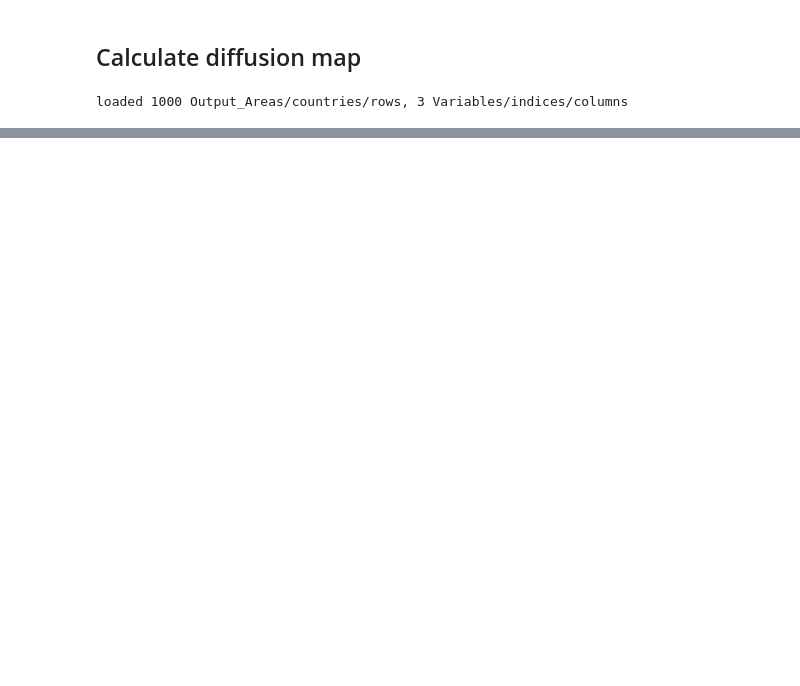
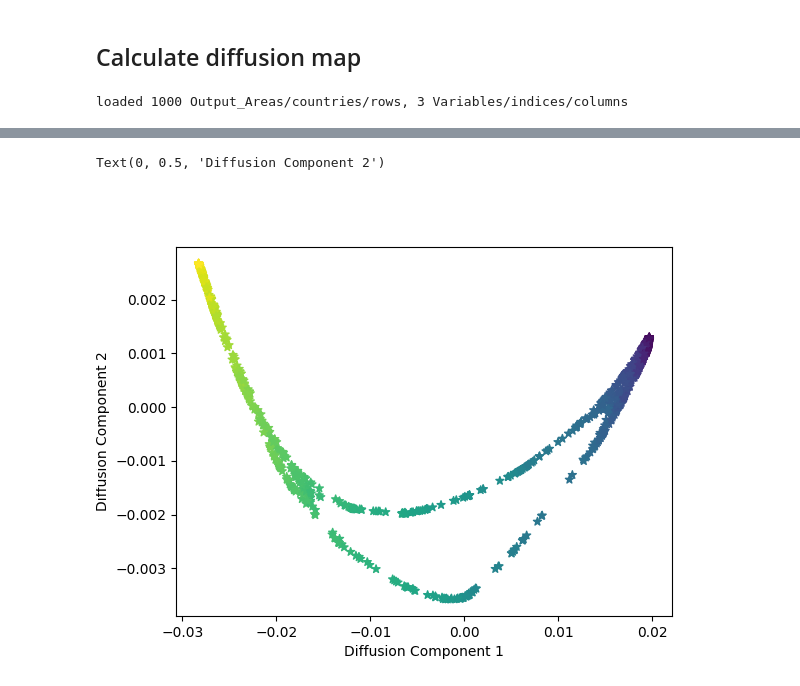
Before and after one commit to SoenBeier/diffusion_map, a Jupyter notebook: diffusion_map_own.ipynb, the cells around one changed output, grey strips where cells are left out. Cells and saved outputs as stored; diff of their text form; code cells hidden in the pictures; blank space fills up the shorter version.

```diff
--- a/diffusion_map_own.ipynb
+++ b/diffusion_map_own.ipynb
@@ -134,0 +135,10 @@ plot_diffusion_map(diffusion_map, dimensions = 3,color = color)
+# %%
+%matplotlib inline
+fig = plt.figure()
+ax = fig.add_subplot()
+ax.scatter(diffusion_map[:, 0], diffusion_map[:, 1],marker = "*",c=color)
+ax.set_xlabel('Diffusion Component 1')
+ax.set_ylabel('Diffusion Component 2')
+# %% [output]
+Text(0, 0.5, 'Diffusion Component 2')
+[figure, added]
```
Also changed, not shown: parts of 7 cells of this notebook.
